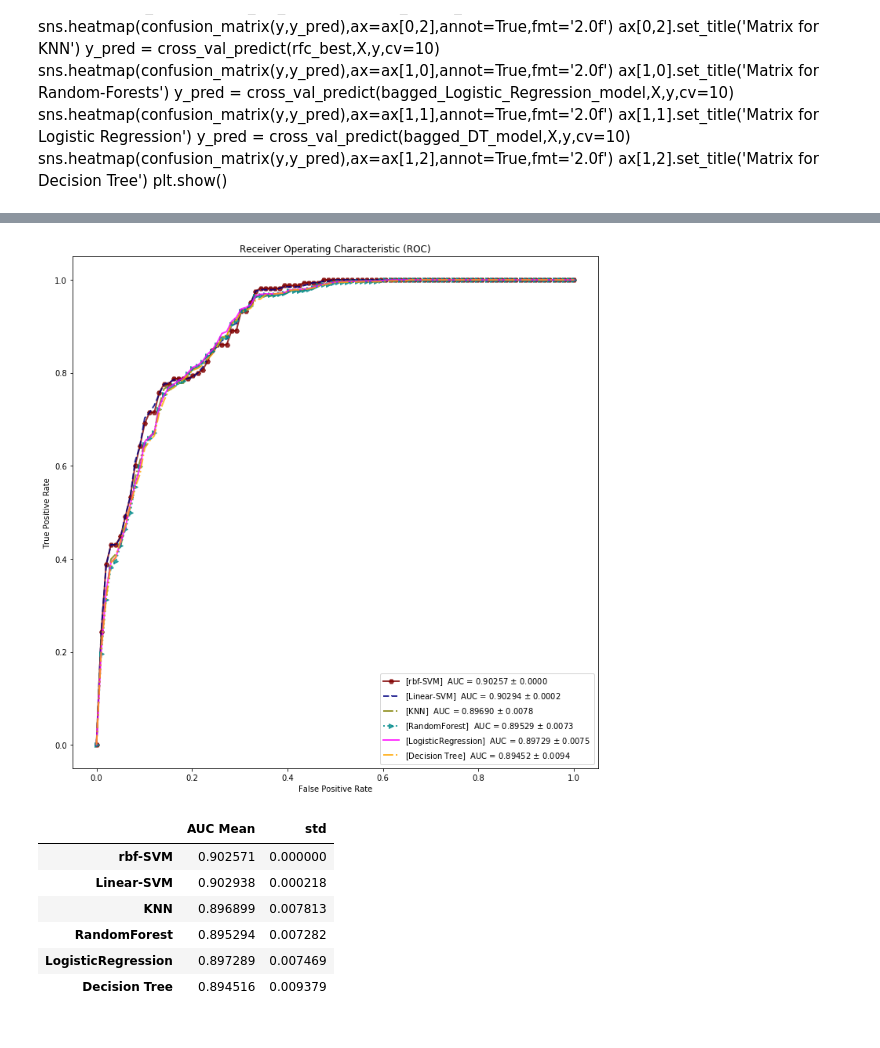
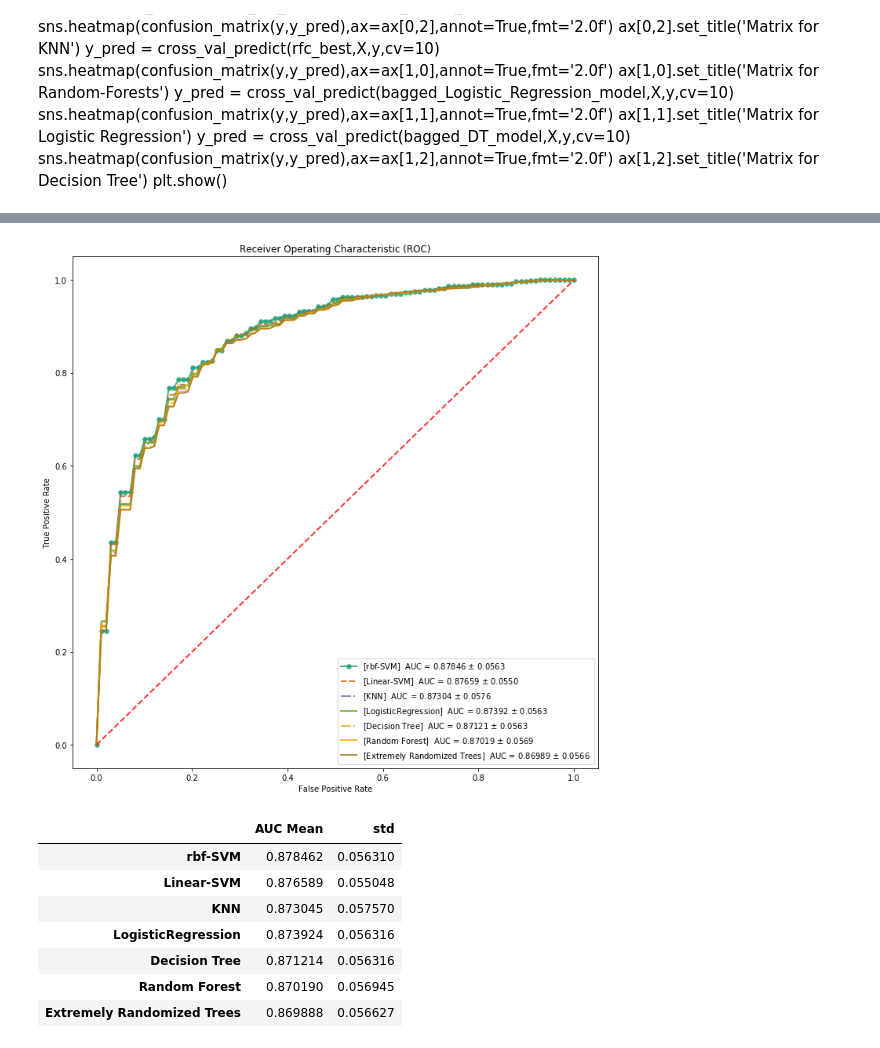
Before and after one commit to javierfs/MyMasterThesis, a Jupyter notebook: Bagging algorithms_Approach4.ipynb, the cells around one changed output, grey strips where cells are left out. Saved outputs shown, nothing was run; the diff lists cells and outputs as text; code cells hidden in the pictures.

```diff
--- a/Bagging algorithms_Approach4.ipynb
+++ b/Bagging algorithms_Approach4.ipynb
@@ -207,7 +238,4 @@ rfc_best =  RandomForestClassifier(n_estimators= 400,
 # %%
-
-
-
 from sklearn.model_selection import KFold,StratifiedKFold #for K-fold cross validation
 from sklearn.model_selection import cross_val_score, cross_validate #score evaluation
 from sklearn.model_selection import cross_val_predict #prediction
@@ -223,8 +251,8 @@ scoring = {'precision': make_scorer(precision_score),
 
 kfold = StratifiedKFold(n_splits=10, random_state=22) # k=10, split the data into 10 equal parts
 
-classifiers=['Linear SVM','Radial SVM','Logistic Regression','KNN','Decision Tree','Random Forest']
-models=[bagged_SVM_Linear_model, bagged_SVM_RBF_model, bagged_Logistic_Regression_model, bagged_model_KNN, bagged_DT_model, rfc_best ]
+classifiers=['Linear SVM','Radial SVM','Logistic Regression','KNN','Decision Tree','Random Forest', 'Extremly Randomized Trees']
+models=[bagged_SVM_Linear_model, bagged_SVM_RBF_model, bagged_Logistic_Regression_model, bagged_model_KNN, bagged_DT_model, model_RandomForest, model_extraTrees]
 
 
 
@@ -496,7 +493,7 @@ models = [
     {
         'label' : 'rbf-SVM',
         'model': bagged_SVM_RBF_model,
-        'color': 'maroon',
+        'color': '#1b9e77',
         'linestyle': 'solid',
         'markers': 'H',
 
@@ -504,29 +501,21 @@ models = [
     {
         'label' : 'Linear-SVM',
         'model': bagged_SVM_Linear_model,
-        'color': 'navy',
+        'color': '#d95f02',
         'linestyle': 'dashed',
         'markers': ',',
     },
     {
         'label' : 'KNN',
         'model': bagged_model_KNN,
-        'color': 'olive',
+        'color': '#7570b3',
         'linestyle': 'dashdot',
         'markers': '',
     },
     {
-        'label' : 'RandomForest',
-        'model': rfc_best,
-        'color': 'darkcyan',
-        'linestyle': 'dotted',
-        'markers': '>',
-
-    },
-    {
         'label' : 'LogisticRegression',
         'model': bagged_Logistic_Regression_model,
-        'color': 'fuchsia',
+        'color': '#66a61e',
         'linestyle': '-',
         'markers': ''
 
@@ -534,10 +523,25 @@ models = [
     {
         'label' : 'Decision Tree',
         'model': bagged_DT_model,
-        'color': 'orange',
+        'color': '#e6ab02',
         'linestyle': '-.',
         'markers': ''
     },
+    {
+        'label' : 'Random Forest',
+        'model': model_RandomForest,
+        'color': 'orange',
+        'linestyle': '-',
+        'markers': ''
+    },
+    {
+        'label' : 'Extremely Randomized Trees',
+        'model': model_extraTrees,
+        'color': '#a6761d',
+        'linestyle': '-',
+        'markers': ''
+    },
+
 
 ]
 
@@ -551,9 +555,9 @@ models = [
 # Classification and ROC analysis
 random_state = np.random.RandomState(0)
 # Run classifier with cross-validation and plot ROC curves
-cv = StratifiedKFold(n_splits=10)
-classifier = svm.SVC(kernel='linear', probability=True,
-                     random_state=random_state)
+splits = 10
+cv = StratifiedKFold(n_splits=splits)
+
 
 tprs = []
 aucs = []
@@ -570,8 +574,16 @@ std_mean = []
 plt.figure(figsize=(12,12))
 for m in models:
     i = 0
-    for train, test in cv.split(X, y):
+    for i,(train_index, test_index) in enumerate(cv.split(X, y)):
+
+        print('[Fold %d/%d]' % (i + 1, splits))
+        #print("TRAIN:", train_index, "\nTEST:", test_index)
+        train_X = X.iloc[train_index]
+        train_y = y.iloc[train_index]
+        test_X = X.iloc[test_index]
+        test_y = y.iloc[test_index]
         probas_ = m['model'].fit(train_X, train_y).predict_proba(test_X)
+
         # Compute ROC curve and area the curve
         fpr, tpr, thresholds = roc_curve(test_y, probas_[:, 1])
         tprs.append(interp(mean_fpr, fpr, tpr))
@@ -582,8 +594,7 @@ for m in models:
         #         label='ROC fold %d (AUC = %0.2f)' % (i, roc_auc))
 
         i += 1
-    #plt.plot([0, 1], [0, 1], linestyle='--', lw=2, color='r',
-    #         label='Luck', alpha=.8)
+
 
     mean_tpr = np.mean(tprs, axis=0)
     mean_tpr[-1] = 1.0
@@ -610,7 +621,8 @@ for m in models:
     plt.ylabel('True Positive Rate')
     plt.title('Receiver Operating Characteristic (ROC)')
     plt.legend(loc="lower right")
-
+plt.plot([0, 1], [0, 1], linestyle='--', lw=2, color='r',
+             label='Luck', alpha=.8)
 plt.show()
 AUCs=pd.DataFrame({'AUC Mean':aucs_mean, 'std':std_mean },index = labels)
 AUCs
@@ -618,8 +647,9 @@ AUCs
-[figure, old version]
+[figure, new version]
 |  | AUC Mean | std |
-| rbf-SVM | 0.902571 | 0.000000 |
-| Linear-SVM | 0.902938 | 0.000218 |
-| KNN | 0.896899 | 0.007813 |
-| RandomForest | 0.895294 | 0.007282 |
-| LogisticRegression | 0.897289 | 0.007469 |
-| Decision Tree | 0.894516 | 0.009379 |
+| rbf-SVM | 0.878462 | 0.056310 |
+| Linear-SVM | 0.876589 | 0.055048 |
+| KNN | 0.873045 | 0.057570 |
+| LogisticRegression | 0.873924 | 0.056316 |
+| Decision Tree | 0.871214 | 0.056316 |
+| Random Forest | 0.870190 | 0.056945 |
+| Extremely Randomized Trees | 0.869888 | 0.056627 |
```
Also changed, not shown: parts of 8 cells of this notebook, 6 other files.
